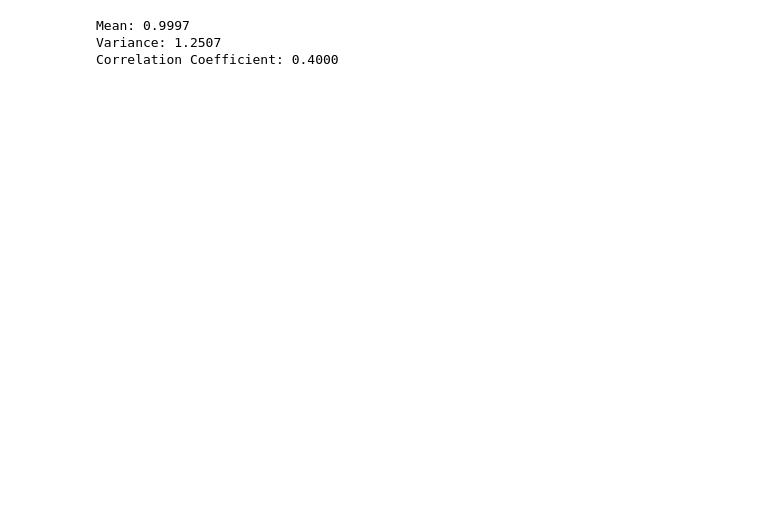
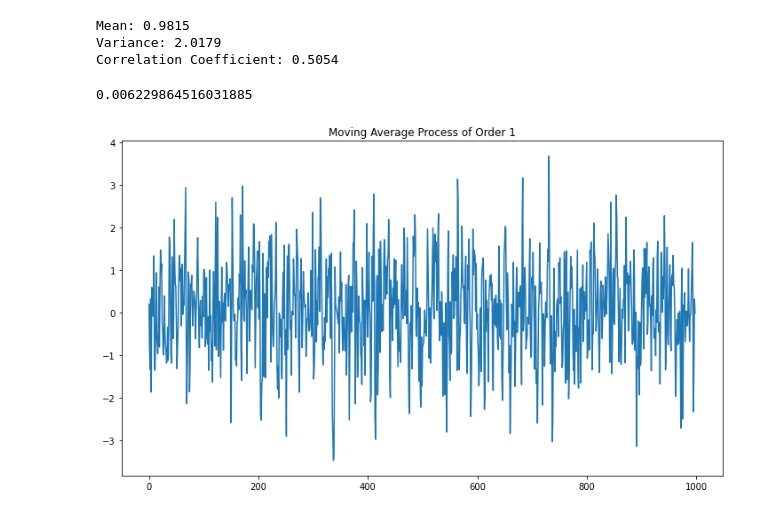
Before and after one commit to antoniosalomao/Time-Series-Simulations, a Jupyter notebook: MA_demo.ipynb, the cells around one changed output. Cells and saved outputs as stored; diff of their text form; code cells hidden in the pictures; blank space fills up the shorter version.

```diff
--- a/MA_demo.ipynb
+++ b/MA_demo.ipynb
@@ -3,17 +3,20 @@ import numpy as np
 import statistics as stats
 import random
 import matplotlib.pyplot as plt
+from matplotlib import interactive
+interactive(True)
+%matplotlib inline
 
-def white_noise_generator(n, mean, stdev, seed_e):
+def wn_generator(n, mean, stdev, seed_e):
     # Generating a white noise processs
     np.random.seed(seed_e)
     wn_p = np.random.normal(mean, stdev, size=n)
-    wn_p = np.array(list(zip(wn_p[:-1],wn_p[1:])))
 
     return wn_p
 
 def ma_1_generator(alpha, mean, wn):
-    # Moving average Process of Order 1 (MA(q=1)):
+    # Generating MA(1)
+    wn = np.array(list(zip(wn[:-1],wn[1:])))
     ma = []
     for wn_0, wn_1 in wn:
         X = mean + wn_1 + alpha*wn_0
@@ -35,18 +38,37 @@ def ma_prop(ma):
 # Var[X_t] = (1 + alpha^2)*Var(wn)
 # Cov[X_t, X_t+1] = (alpha)/(1 + alpha^2)
 
-wn_dict = {'n': 5000000,
+wn_dict = {'n': 50000,
         'mean': 0,
        'stdev': 1,
       'seed_e': 48}
 
-ma_dict = {'alpha': 0.5,
+ma_dict = {'alpha': 1,
             'mean': 1}
 
-wn = white_noise_generator(**wn_dict)
+wn = wn_generator(**wn_dict)
 ma_1 = ma_1_generator(**ma_dict, wn=wn)
 ma_prop(ma_1)
 # %% [output]
-Mean: 0.9997
-Variance: 1.2507
-Correlation Coefficient: 0.4000
+Mean: 0.9815
+Variance: 2.0179
+Correlation Coefficient: 0.5054
+# %%
+# MA(1) - Stationary Weakly Dependent sequence
+x_0 = ma_1[:-2]
+x_2 = ma_1[2:]
+corr = np.corrcoef(x_0, x_2)[0][1]
+print(corr)
+# %% [output]
+0.006229864516031885
+# %%
+wn_j = wn_generator(n=1000, mean=0, stdev=1, seed_e=1)
+ma_1_j = ma_1_generator(alpha=0.5, mean=0, wn=wn_j)
+
+plt.figure(figsize=(10,6))
+plt.plot(ma_1_j)
+plt.title('Moving Average Process of Order 1')
+plt.tight_layout()
+plt.show()
+# %% [output]
+[figure, added]
```
Also changed, not shown: parts of 1 cell of this notebook.
